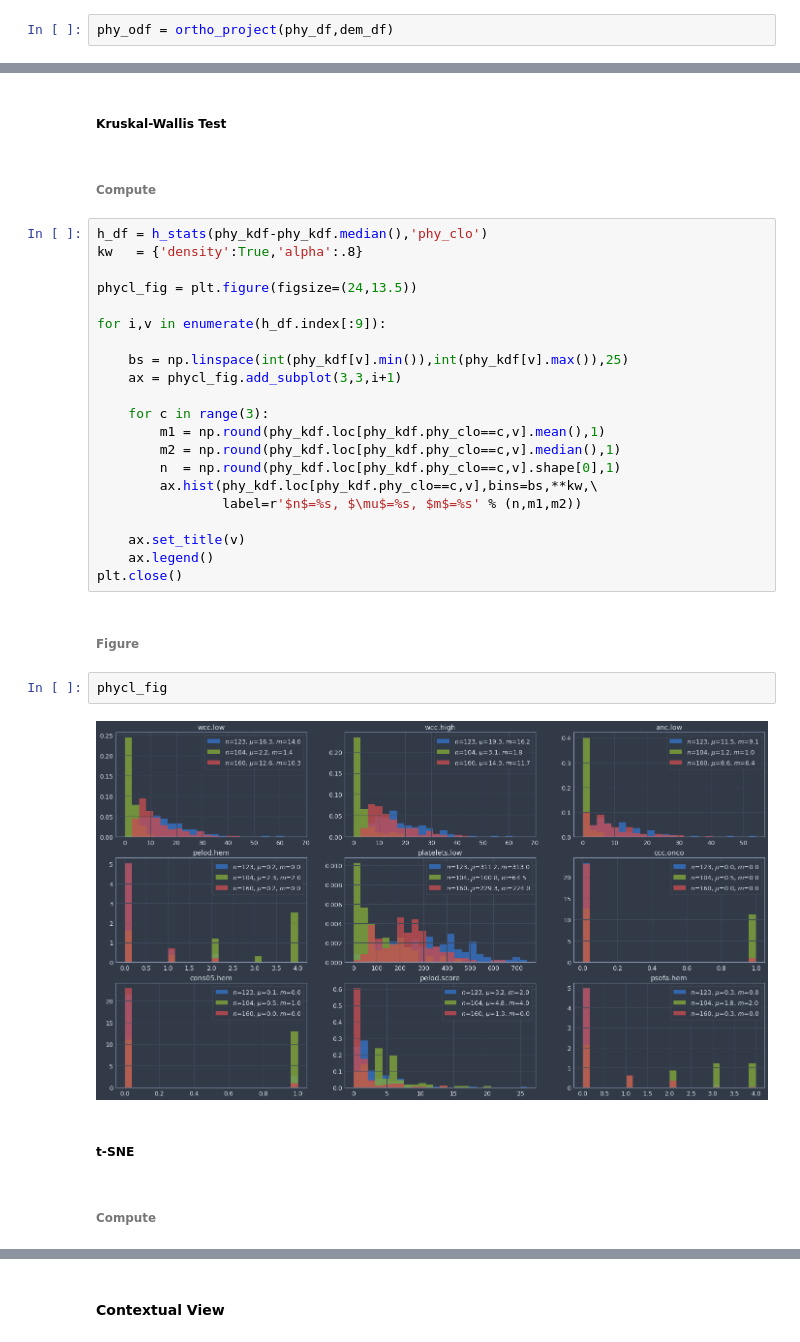
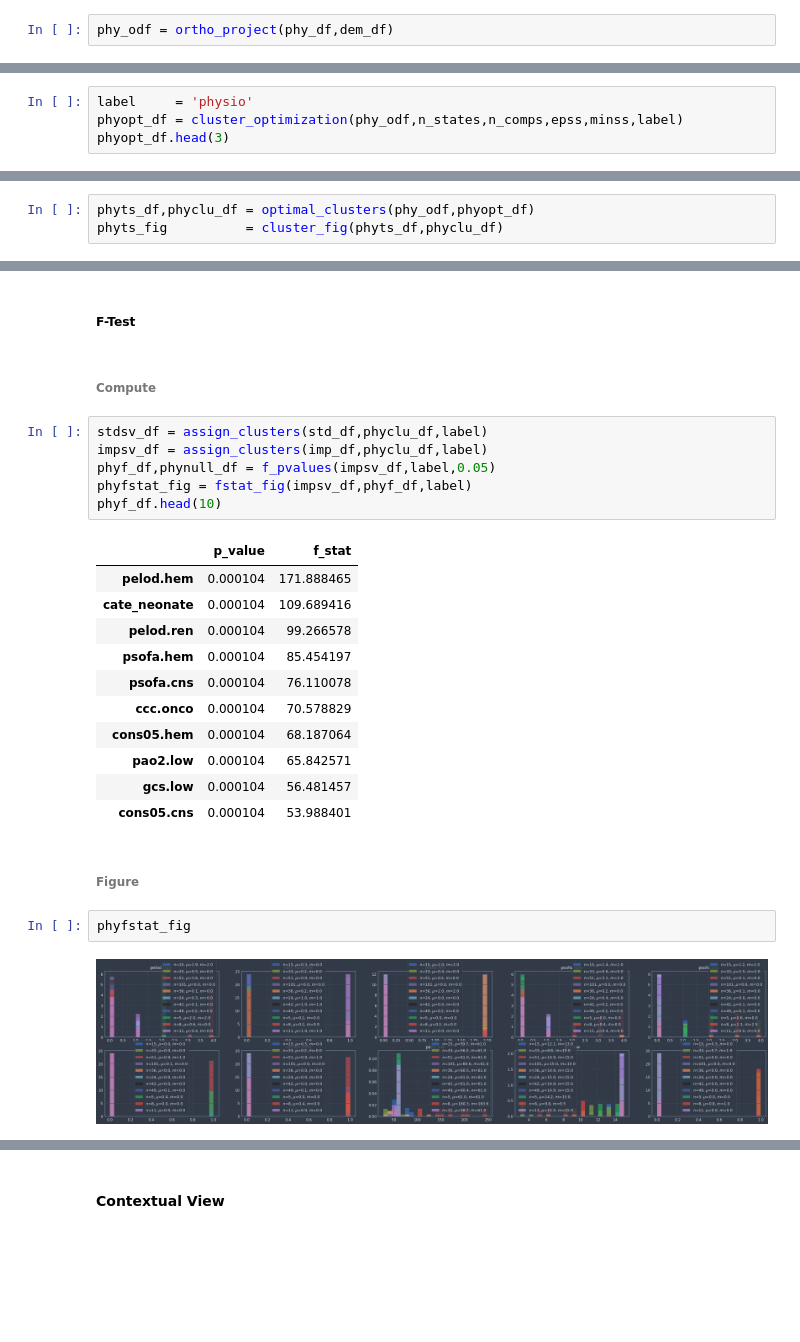
Before and after one commit to BorgwardtLab/Pediatric-Sepsis, a Jupyter notebook: multiview_clustering_jk.ipynb, the cells around one changed output, grey strips where cells are left out. Cells and saved outputs as stored; diff of their text form; blank space fills up the shorter version.

```diff
--- a/multiview_clustering_jk.ipynb
+++ b/multiview_clustering_jk.ipynb
@@ -939,0 +1405,4 @@ phy_kdf = pd.concat([imp_df,k_df,k_odf],join='inner',axis=1)
+# %%
+label     = 'physio'
+phyopt_df = cluster_optimization(phy_odf,n_states,n_comps,epss,minss,label)
+phyopt_df.head(3)
@@ -939,0 +1416,3 @@ phy_kdf = pd.concat([imp_df,k_df,k_odf],join='inner',axis=1)
+# %%
+phyts_df,phyclu_df = optimal_clusters(phy_odf,phyopt_df)
+phyts_fig          = cluster_fig(phyts_df,phyclu_df)
@@ -940,35 +1425,28 @@ phy_kdf = pd.concat([imp_df,k_df,k_odf],join='inner',axis=1)
 # %% [markdown]
-##### Kruskal-Wallis Test
+##### F-Test
 # %% [markdown]
 ###### Compute
-# %%
-h_df = h_stats(phy_kdf-phy_kdf.median(),'phy_clo')
-kw   = {'density':True,'alpha':.8}
-
-phycl_fig = plt.figure(figsize=(24,13.5))
-
-for i,v in enumerate(h_df.index[:9]):
-
-    bs = np.linspace(int(phy_kdf[v].min()),int(phy_kdf[v].max()),25)
-    ax = phycl_fig.add_subplot(3,3,i+1)
-
-    for c in range(3):
-        m1 = np.round(phy_kdf.loc[phy_kdf.phy_clo==c,v].mean(),1)
-        m2 = np.round(phy_kdf.loc[phy_kdf.phy_clo==c,v].median(),1)
-        n  = np.round(phy_kdf.loc[phy_kdf.phy_clo==c,v].shape[0],1)
-        ax.hist(phy_kdf.loc[phy_kdf.phy_clo==c,v],bins=bs,**kw,\
-                label=r'$n$=%s, $\mu$=%s, $m$=%s' % (n,m1,m2))
-
-    ax.set_title(v)
-    ax.legend()
-plt.close()
+# %%
+stdsv_df = assign_clusters(std_df,phyclu_df,label)
+impsv_df = assign_clusters(imp_df,phyclu_df,label)
+phyf_df,phynull_df = f_pvalues(impsv_df,label,0.05)
+phyfstat_fig = fstat_fig(impsv_df,phyf_df,label)
+phyf_df.head(10)
+# %% [output]
+|  | p_value | f_stat |
+| pelod.hem | 0.000104 | 171.888465 |
+| cate_neonate | 0.000104 | 109.689416 |
+| pelod.ren | 0.000104 | 99.266578 |
+| psofa.hem | 0.000104 | 85.454197 |
+| psofa.cns | 0.000104 | 76.110078 |
+| ccc.onco | 0.000104 | 70.578829 |
+| cons05.hem | 0.000104 | 68.187064 |
+| pao2.low | 0.000104 | 65.842571 |
+| gcs.low | 0.000104 | 56.481457 |
+| cons05.cns | 0.000104 | 53.988401 |
 # %% [markdown]
 ###### Figure
 # %%
-phycl_fig
+phyfstat_fig
 # %% [output]
-[figure, old version]
+[figure, new version]
-# %% [markdown]
-##### t-SNE
-# %% [markdown]
-###### Compute
```
Also changed, not shown: parts of 114 cells of this notebook, 1 other file.
